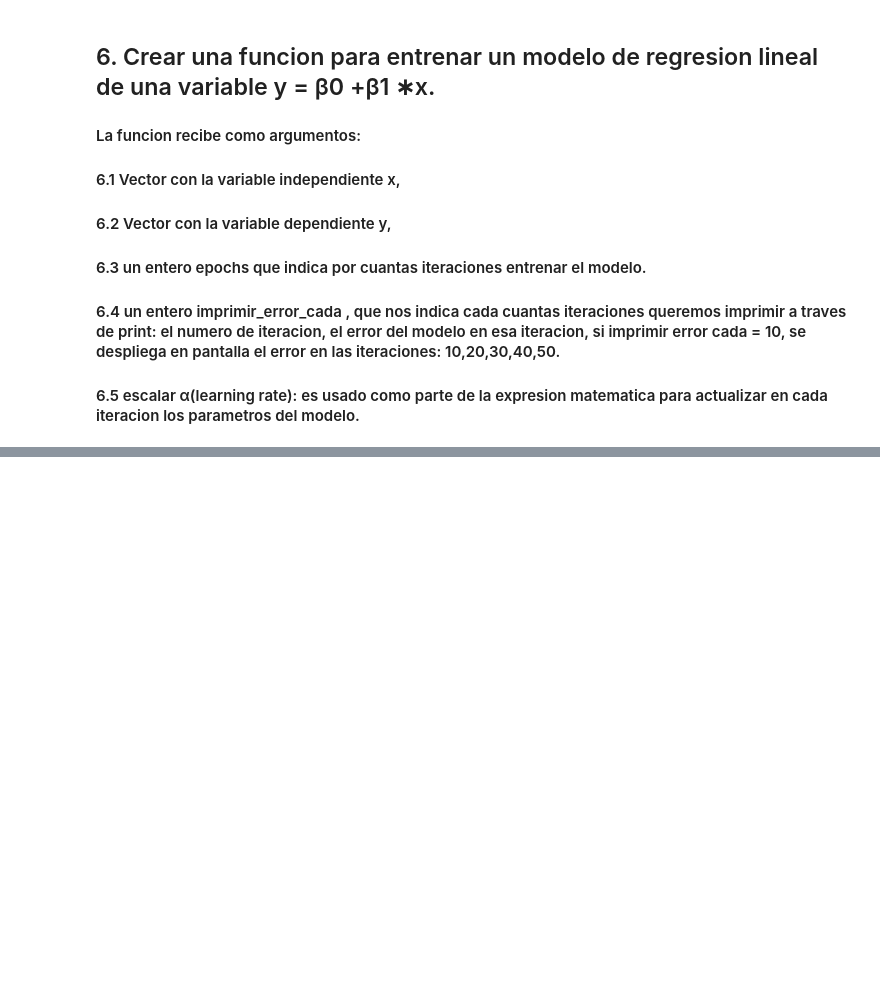
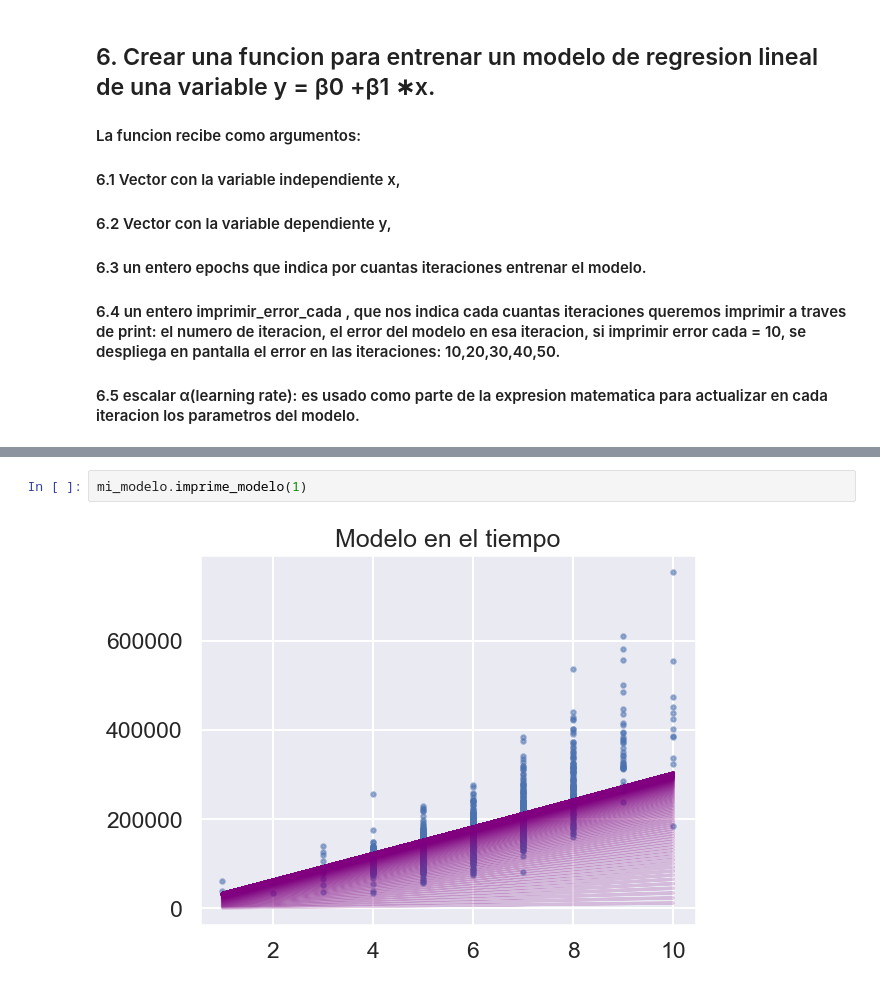
Before and after one commit to CarlosRisch/ProyectoRegresion, a Jupyter notebook: Proyecto1_RegresionLineal.ipynb, the cells around one changed output, grey strips where cells are left out. Saved outputs shown, nothing was run; the diff lists cells and outputs as text; blank space fills up the shorter version.

```diff
--- a/Proyecto1_RegresionLineal.ipynb
+++ b/Proyecto1_RegresionLineal.ipynb
@@ -405,0 +487,4 @@ betas: {1: array([[3564.70735873],
+# %%
+mi_modelo.imprime_modelo(1)
+# %% [output]
+[figure, added]
```
Also changed, not shown: parts of 12 cells of this notebook.
